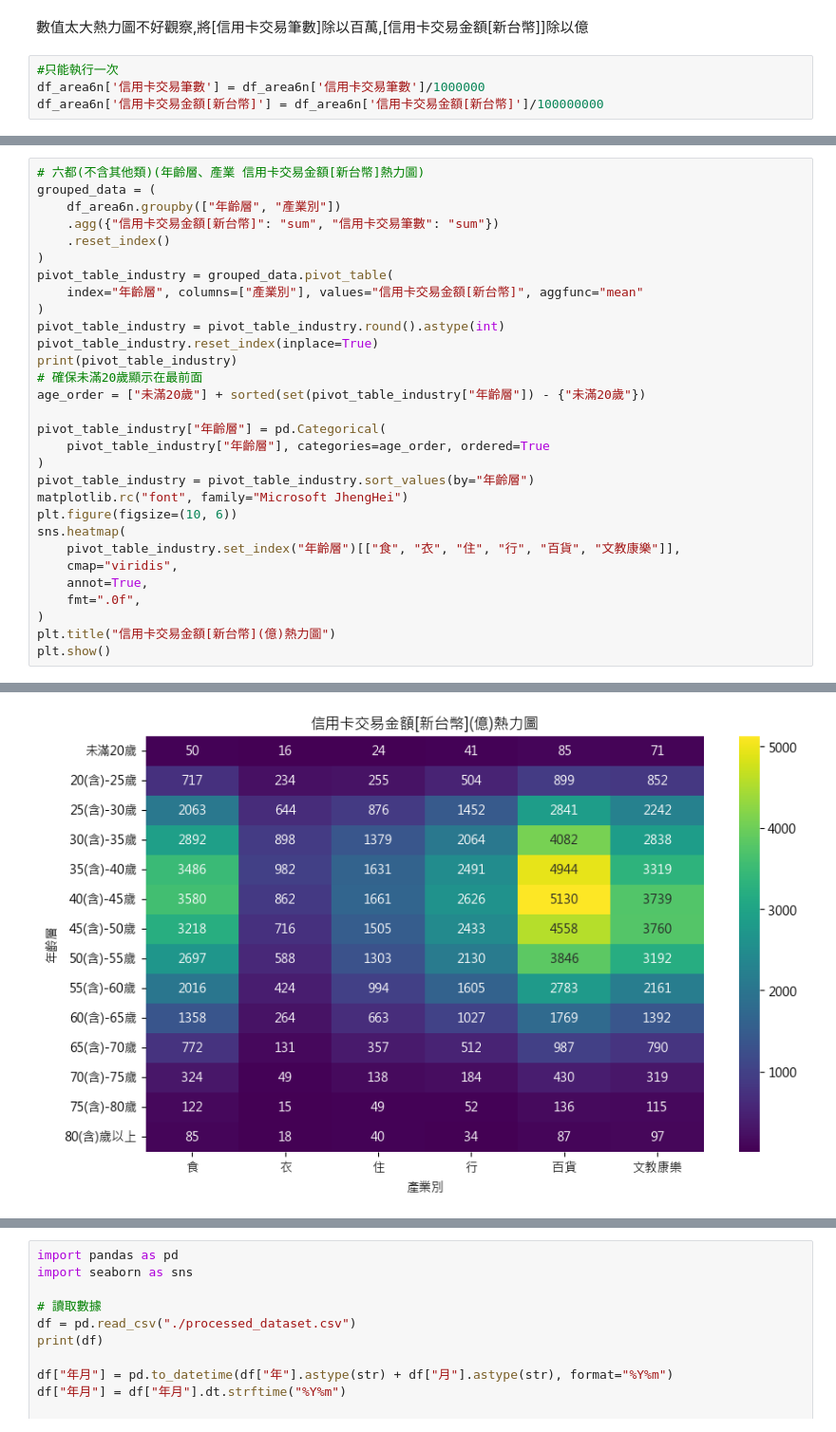
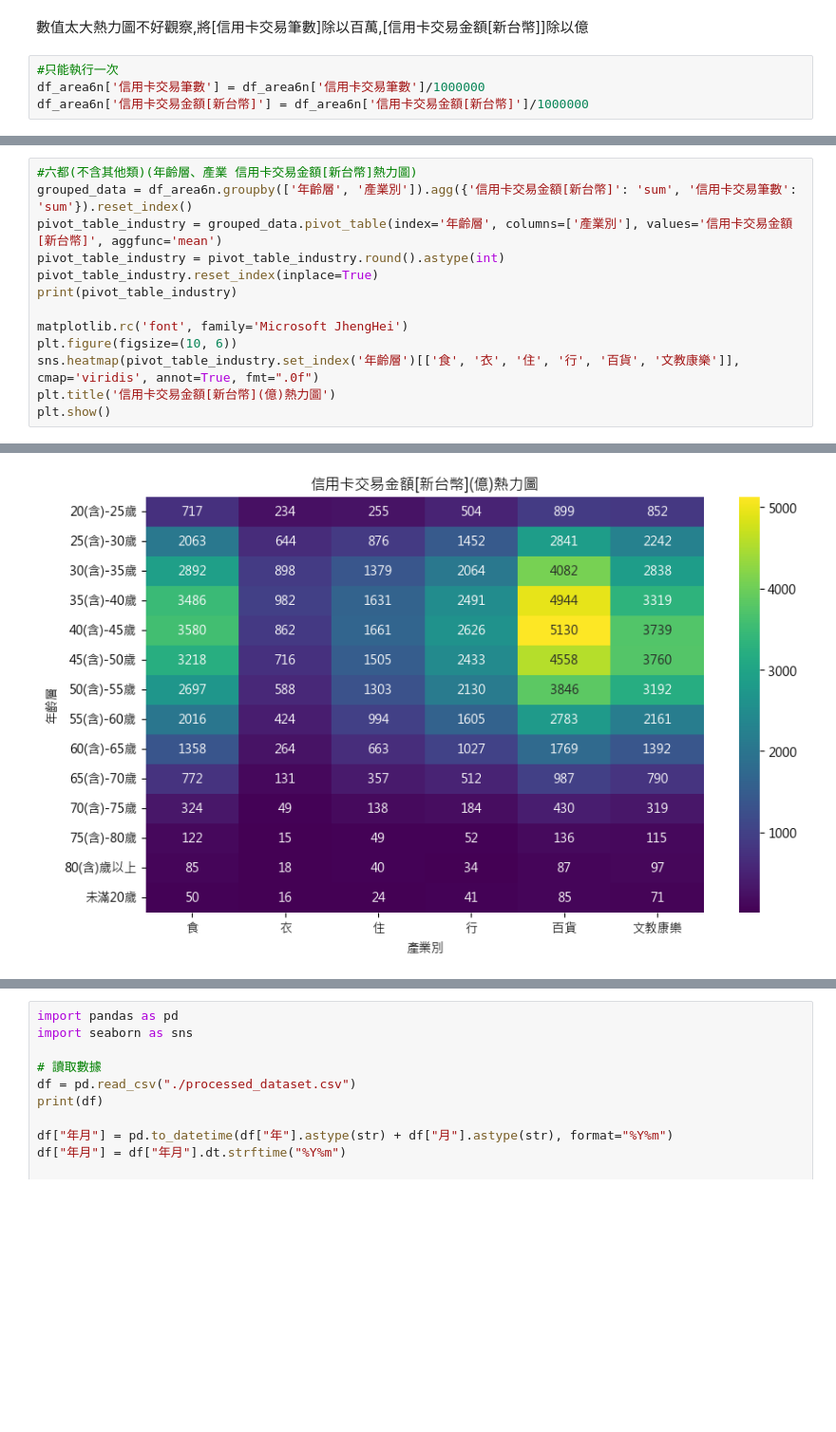
Before and after one commit to xuanlll17/creditcard, a Jupyter notebook: Machine_Learning/ML/dataView.ipynb, the cells around one changed output, grey strips where cells are left out. Shown at 95% size. Drawn from its saved outputs; the diff is of its cells as text; blank space fills up the shorter version.

```diff
--- a/Machine_Learning/ML/dataView.ipynb
+++ b/Machine_Learning/ML/dataView.ipynb
@@ -517,5 +463,5 @@ plt.show()
 # %%
 #只能執行一次
 df_area6n['信用卡交易筆數'] = df_area6n['信用卡交易筆數']/1000000
-df_area6n['信用卡交易金額[新台幣]'] = df_area6n['信用卡交易金額[新台幣]']/100000000
+df_area6n['信用卡交易金額[新台幣]'] = df_area6n['信用卡交易金額[新台幣]']/1000000
 # %%
@@ -604,48 +524,31 @@ plt.show()
 # %%
-# 六都(不含其他類)(年齡層、產業 信用卡交易金額[新台幣]熱力圖)
-grouped_data = (
-    df_area6n.groupby(["年齡層", "產業別"])
-    .agg({"信用卡交易金額[新台幣]": "sum", "信用卡交易筆數": "sum"})
-    .reset_index()
-)
-pivot_table_industry = grouped_data.pivot_table(
-    index="年齡層", columns=["產業別"], values="信用卡交易金額[新台幣]", aggfunc="mean"
-)
+#六都(不含其他類)(年齡層、產業 信用卡交易金額[新台幣]熱力圖)
+grouped_data = df_area6n.groupby(['年齡層', '產業別']).agg({'信用卡交易金額[新台幣]': 'sum', '信用卡交易筆數': 'sum'}).reset_index()
+pivot_table_industry = grouped_data.pivot_table(index='年齡層', columns=['產業別'], values='信用卡交易金額[新台幣]', aggfunc='mean')
 pivot_table_industry = pivot_table_industry.round().astype(int)
 pivot_table_industry.reset_index(inplace=True)
 print(pivot_table_industry)
-# 確保未滿20歲顯示在最前面
-age_order = ["未滿20歲"] + sorted(set(pivot_table_industry["年齡層"]) - {"未滿20歲"})
 
-pivot_table_industry["年齡層"] = pd.Categorical(
-    pivot_table_industry["年齡層"], categories=age_order, ordered=True
-)
-pivot_table_industry = pivot_table_industry.sort_values(by="年齡層")
-matplotlib.rc("font", family="Microsoft JhengHei")
+matplotlib.rc('font', family='Microsoft JhengHei')
 plt.figure(figsize=(10, 6))
-sns.heatmap(
-    pivot_table_industry.set_index("年齡層")[["食", "衣", "住", "行", "百貨", "文教康樂"]],
-    cmap="viridis",
-    annot=True,
-    fmt=".0f",
-)
-plt.title("信用卡交易金額[新台幣](億)熱力圖")
+sns.heatmap(pivot_table_industry.set_index('年齡層')[['食', '衣', '住', '行', '百貨', '文教康樂']], cmap='viridis', annot=True, fmt=".0f")
+plt.title('信用卡交易金額[新台幣](億)熱力圖')
 plt.show()
 # %% [output]
 產業別        年齡層     住  文教康樂    百貨     行    衣     食
 0    20(含)-25歲   255   852   899   504  234   717
 1    25(含)-30歲   876  2242  2841  1452  644  2063
 2    30(含)-35歲  1379  2838  4082  2064  898  2892
 3    35(含)-40歲  1631  3319  4944  2491  982  3486
 4    40(含)-45歲  1661  3739  5130  2626  862  3580
 5    45(含)-50歲  1505  3760  4558  2433  716  3218
 6    50(含)-55歲  1303  3192  3846  2130  588  2697
 7    55(含)-60歲   994  2161  2783  1605  424  2016
 8    60(含)-65歲   663  1392  1769  1027  264  1358
 9    65(含)-70歲   357   790   987   512  131   772
 10   70(含)-75歲   138   319   430   184   49   324
 11   75(含)-80歲    49   115   136    52   15   122
 12    80(含)歲以上    40    97    87    34   18    85
 13       未滿20歲    24    71    85    41   16    50
-[figure, old version]
+[figure, new version]
 # %%
```
Also changed, not shown: parts of 14 cells of this notebook, 2 other files.
